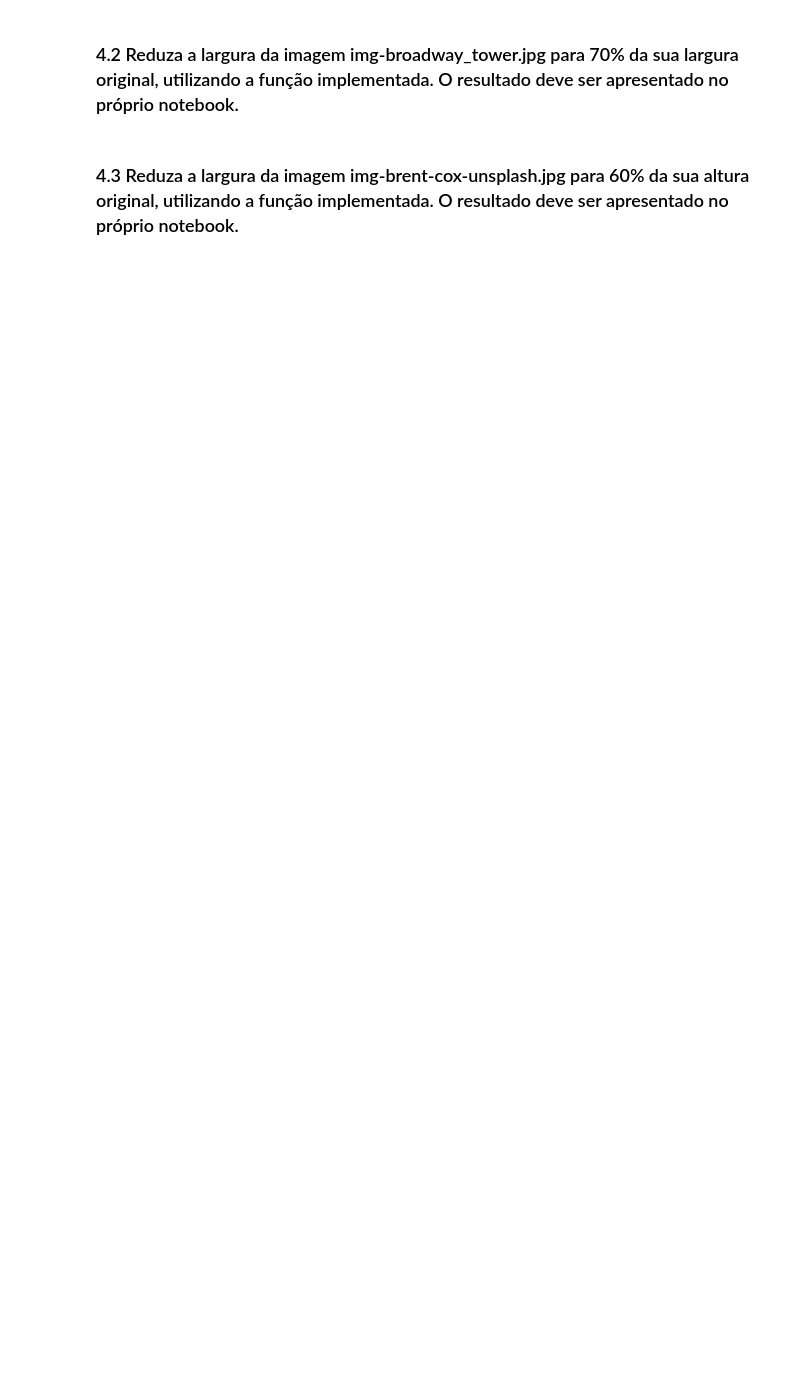
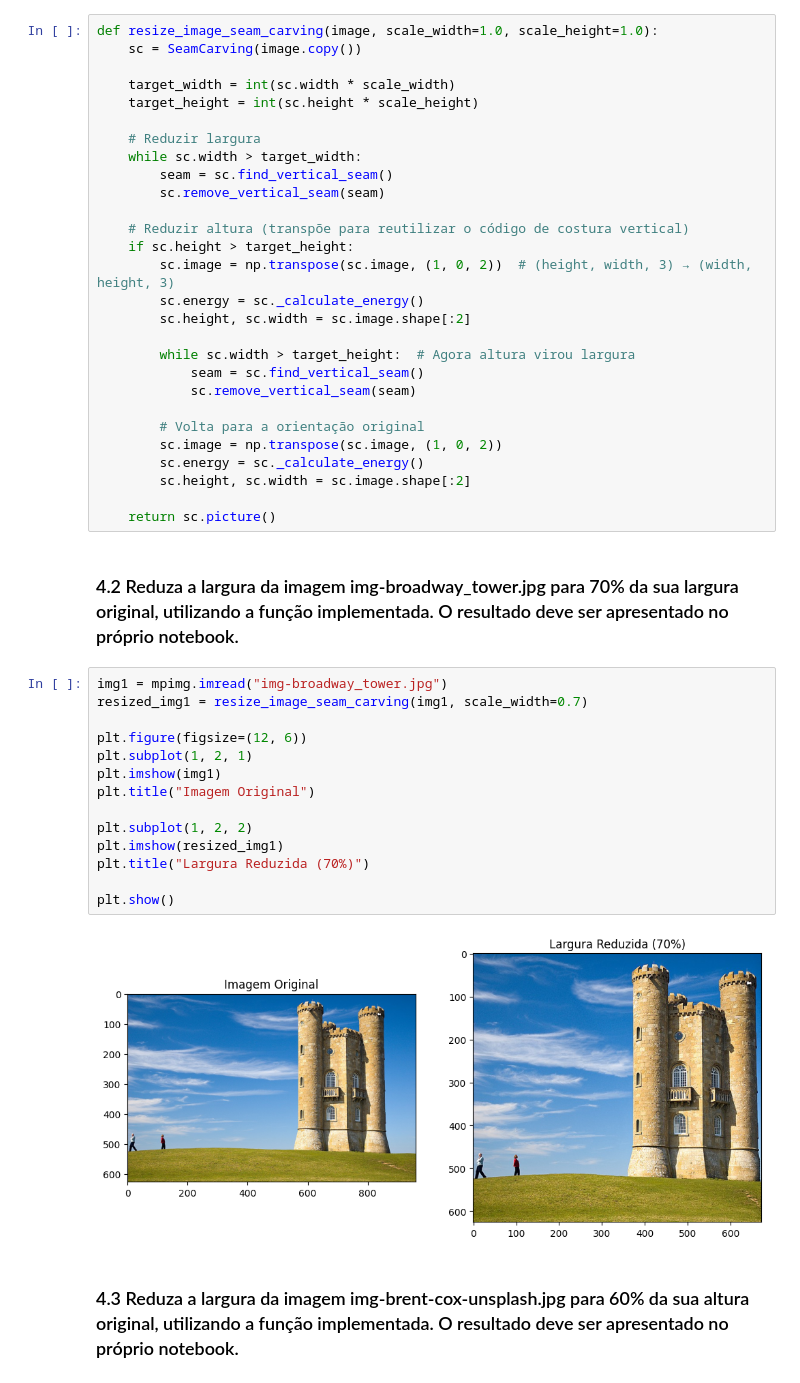
Before and after one commit to iris-baptista/daa_seamCarving, a Jupyter notebook: G20_111812_EurisaPatricio_122701_IrisBaptista.ipynb, the cells around one changed output. Cells and saved outputs as stored; diff of their text form; blank space fills up the shorter version.

```diff
--- a/G20_111812_EurisaPatricio_122701_IrisBaptista.ipynb
+++ b/G20_111812_EurisaPatricio_122701_IrisBaptista.ipynb
@@ -470,7 +235,51 @@ plt.show()
 ## 4. Validação
 # %% [markdown]
 ### 4.1 Crie uma função que receba uma imagem e um fator de escala como entrada, e que devolva a imagem redimensionada utilizando a API SeamCarving. A função deve ser capaz de lidar com o redimensionamento da largura e da altura de uma imagem, consoante a escolha do utilizador.
+# %%
+def resize_image_seam_carving(image, scale_width=1.0, scale_height=1.0):
+    sc = SeamCarving(image.copy())
+
+    target_width = int(sc.width * scale_width)
+    target_height = int(sc.height * scale_height)
+
+    # Reduzir largura
+    while sc.width > target_width:
+        seam = sc.find_vertical_seam()
+        sc.remove_vertical_seam(seam)
+
+    # Reduzir altura (transpõe para reutilizar o código de costura vertical)
+    if sc.height > target_height:
+        sc.image = np.transpose(sc.image, (1, 0, 2))  # (height, width, 3) → (width, height, 3)
+        sc.energy = sc._calculate_energy()
+        sc.height, sc.width = sc.image.shape[:2]
+
+        while sc.width > target_height:  # Agora altura virou largura
+            seam = sc.find_vertical_seam()
+            sc.remove_vertical_seam(seam)
+
+        # Volta para a orientação original
+        sc.image = np.transpose(sc.image, (1, 0, 2))
+        sc.energy = sc._calculate_energy()
+        sc.height, sc.width = sc.image.shape[:2]
+
+    return sc.picture()
 # %% [markdown]
 ### 4.2 Reduza a largura da imagem img-broadway_tower.jpg para 70% da sua largura original, utilizando a função implementada. O resultado deve ser apresentado no próprio notebook.
+# %%
+img1 = mpimg.imread("img-broadway_tower.jpg")
+resized_img1 = resize_image_seam_carving(img1, scale_width=0.7)
+
+plt.figure(figsize=(12, 6))
+plt.subplot(1, 2, 1)
+plt.imshow(img1)
+plt.title("Imagem Original")
+
+plt.subplot(1, 2, 2)
+plt.imshow(resized_img1)
+plt.title("Largura Reduzida (70%)")
+
+plt.show()
+# %% [output]
+[figure, added]
 # %% [markdown]
 ### 4.3 Reduza a largura da imagem img-brent-cox-unsplash.jpg para 60% da sua altura original, utilizando a função implementada. O resultado deve ser apresentado no próprio notebook.
```
Also changed, not shown: parts of 13 cells of this notebook.
